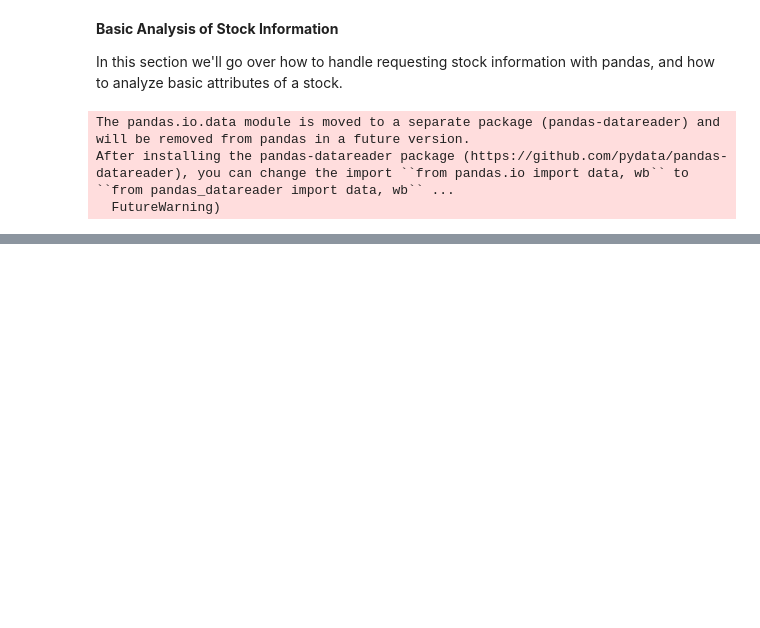
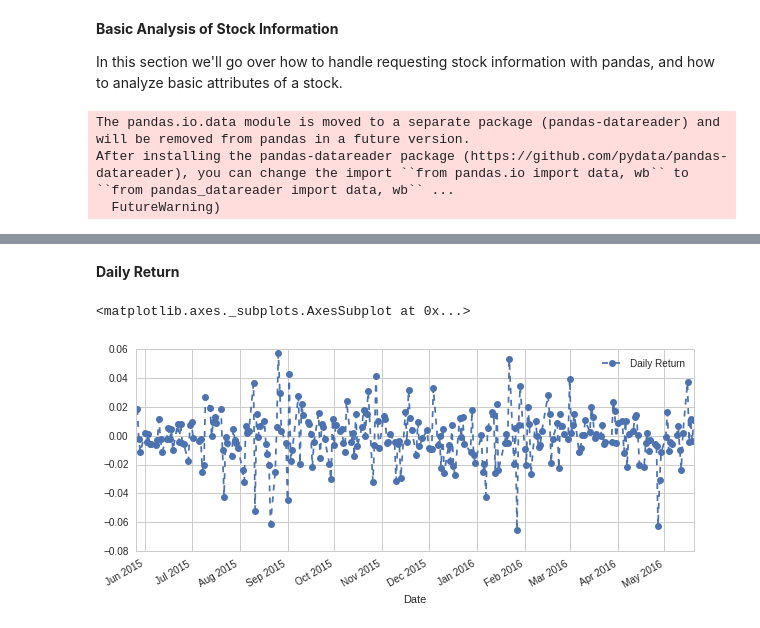
Before and after one commit to jarturomora/python-data-analysis, a Jupyter notebook: Project 2 - Stock Data Analysis.ipynb, the cells around one changed output, grey strips where cells are left out. Saved outputs shown, nothing was run; the diff lists cells and outputs as text; code cells hidden in the pictures; blank space fills up the shorter version.

```diff
--- a/Project 2 - Stock Data Analysis.ipynb
+++ b/Project 2 - Stock Data Analysis.ipynb
@@ -100,0 +119,11 @@ symbols['AAPL']['Volume'].plot(legend = True, figsize = (10, 4))
+# %% [markdown]
+**Daily Return**
+# %%
+# We add a new column to calculate the daily return of AAPL
+symbols['AAPL']['Daily Return'] = symbols['AAPL']['Adj Close'].pct_change()
+
+# Plot of daily return
+symbols['AAPL']['Daily Return'].plot(figsize = (10,4), legend = True, linestyle = '--', marker = 'o')
+# %% [output]
+<matplotlib.axes._subplots.AxesSubplot at 0x...>
+[figure, added]
```
Also changed, not shown: parts of 22 cells of this notebook.
